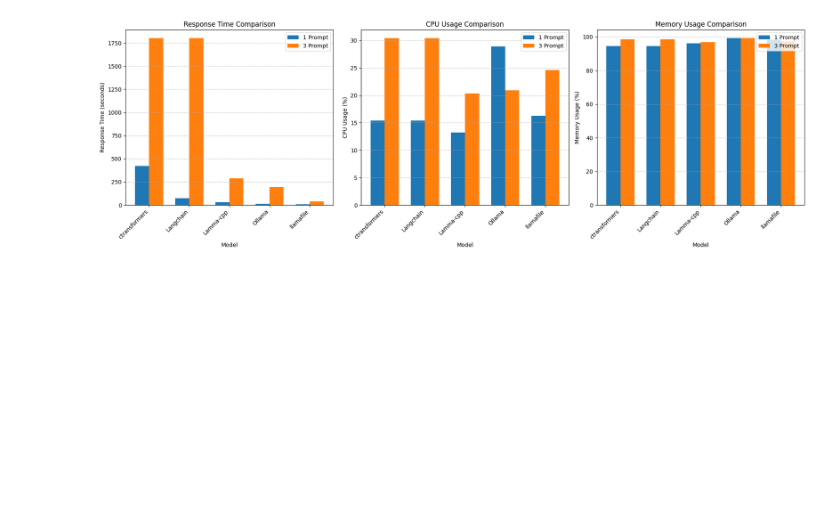
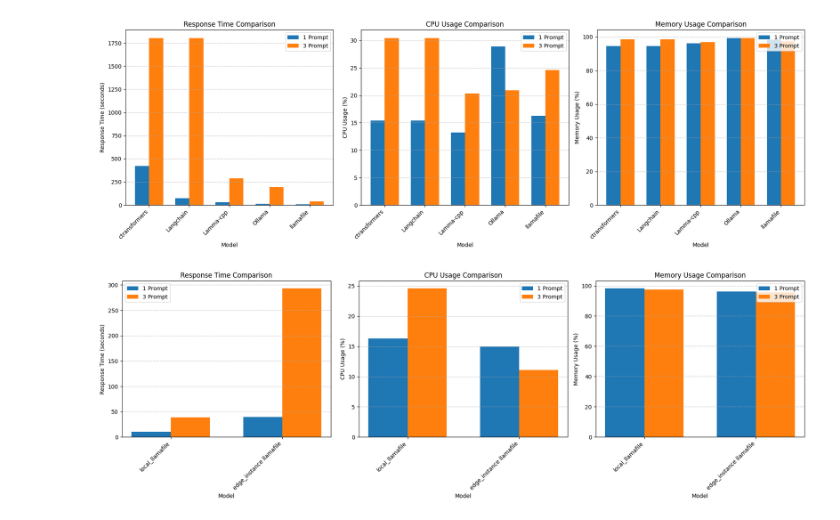
Before and after one commit to BandaTharun/Tools_to-host_llms_locally, a Jupyter notebook: graph.ipynb, the cells around one changed output. Drawn from its saved outputs; the diff is of its cells as text; code cells hidden in the pictures; blank space fills up the shorter version.

```diff
--- a/graph.ipynb
+++ b/graph.ipynb
@@ -155,3 +103,63 @@ plt.tight_layout()
 plt.show()
 # %% [output]
 [figure]
+# %%
+import matplotlib.pyplot as plt
+import numpy as np
+
+# Data
+models = ['local_llamafile', 'edge_instance llamafile']
+response_time_1_prompt = [10.71, 39.17]
+response_time_3_prompt = [38.72, 293.24]
+cpu_usage_1_prompt = [16.3, 15.0]
+cpu_usage_3_prompt = [24.6, 11.1]
+memory_usage_1_prompt = [98.3, 96.1]
+memory_usage_3_prompt = [97.4, 95.6]
+
+# Bar colors
+colors = ['#1f77b4', '#ff7f0e']
+
+# Bar width
+bar_width = 0.35
+index = np.arange(len(models))
+
+# Plot
+fig, axs = plt.subplots(1, 3, figsize=(18, 6))
+
+# Response Time
+axs[0].bar(index, response_time_1_prompt, bar_width, label='1 Prompt', color=colors[0])
+axs[0].bar(index + bar_width, response_time_3_prompt, bar_width, label='3 Prompt', color=colors[1])
+axs[0].set_xlabel('Model')
+axs[0].set_ylabel('Response Time (seconds)')
+axs[0].set_title('Response Time Comparison')
+axs[0].set_xticks(index + bar_width / 2)
+axs[0].set_xticklabels(models, rotation=45, ha='right')
+axs[0].legend()
+axs[0].grid(axis='y', linestyle='--', alpha=0.7)
+
+# CPU Usage
+axs[1].bar(index, cpu_usage_1_prompt, bar_width, label='1 Prompt', color=colors[0])
+axs[1].bar(index + bar_width, cpu_usage_3_prompt, bar_width, label='3 Prompt', color=colors[1])
+axs[1].set_xlabel('Model')
+axs[1].set_ylabel('CPU Usage (%)')
+axs[1].set_title('CPU Usage Comparison')
+axs[1].set_xticks(index + bar_width / 2)
+axs[1].set_xticklabels(models, rotation=45, ha='right')
+axs[1].legend()
+axs[1].grid(axis='y', linestyle='--', alpha=0.7)
+
+# Memory Usage
+axs[2].bar(index, memory_usage_1_prompt, bar_width, label='1 Prompt', color=colors[0])
+axs[2].bar(index + bar_width, memory_usage_3_prompt, bar_width, label='3 Prompt', color=colors[1])
+axs[2].set_xlabel('Model')
+axs[2].set_ylabel('Memory Usage (%)')
+axs[2].set_title('Memory Usage Comparison')
+axs[2].set_xticks(index + bar_width / 2)
+axs[2].set_xticklabels(models, rotation=45, ha='right')
+axs[2].legend()
+axs[2].grid(axis='y', linestyle='--', alpha=0.7)
+
+plt.tight_layout()
+plt.show()
+# %% [output]
+[figure, added]
```
Also changed, not shown: parts of 3 cells of this notebook, 6 other files.
